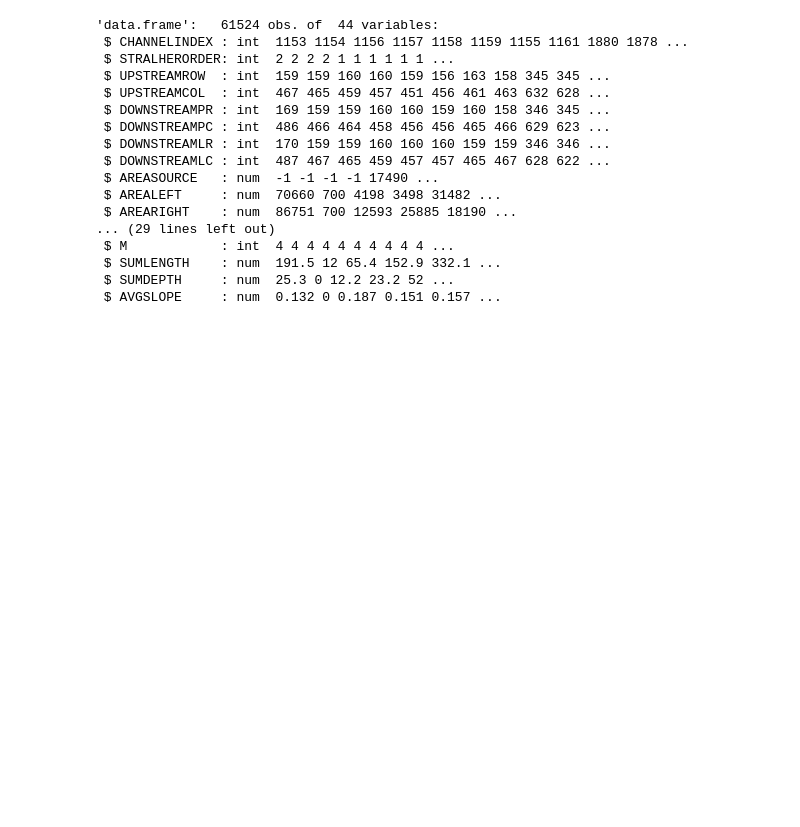
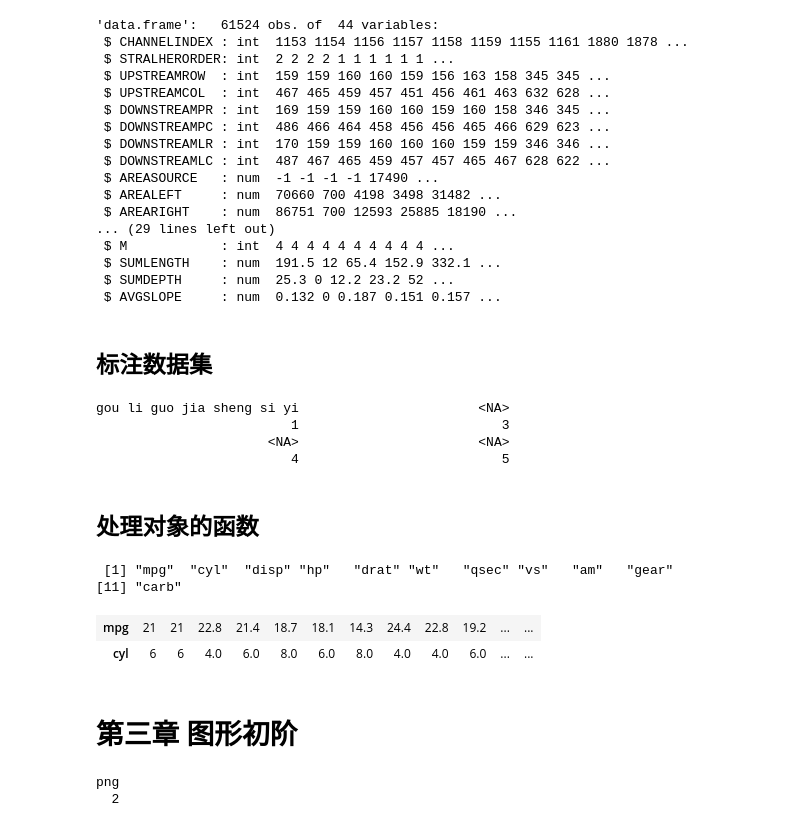
Before and after one commit to THUzhangga/R_notebook, a Jupyter notebook: R_notebook.ipynb, the cells around one changed output. Saved outputs shown, nothing was run; the diff lists cells and outputs as text; code cells hidden in the pictures; blank space fills up the shorter version.

```diff
--- a/R_notebook.ipynb
+++ b/R_notebook.ipynb
@@ -247,3 +247,42 @@ close(myconn)
  $ SUMLENGTH    : num  191.5 12 65.4 152.9 332.1 ...
  $ SUMDEPTH     : num  25.3 0 12.2 23.2 52 ...
  $ AVGSLOPE     : num  0.132 0 0.187 0.151 0.157 ...
+# %% [markdown]
+## 标注数据集
+# %%
+# 变量标签
+names(jzm)[1] <- 'gou li guo jia sheng si yi'
+jzm
+# 值标签
+# %% [output]
+gou li guo jia sheng si yi                       <NA>
+                         1                          3
+                      <NA>                       <NA>
+                         4                          5
+# %% [markdown]
+## 处理对象的函数
+# %%
+names(mtcars)
+
+with(mtcars,{
+    rbind(mpg,cyl)
+})
+# %% [output]
+ [1] "mpg"  "cyl"  "disp" "hp"   "drat" "wt"   "qsec" "vs"   "am"   "gear"
+[11] "carb"
+| mpg | 21 | 21 | 22.8 | 21.4 | 18.7 | 18.1 | 14.3 | 24.4 | 22.8 | 19.2 | ... | ... |
+| cyl | 6 | 6 | 4.0 | 6.0 | 8.0 | 6.0 | 8.0 | 4.0 | 4.0 | 6.0 | ... | ... |
+# %% [markdown]
+# 第三章 图形初阶
+# %%
+with(mtcars,
+     {
+         pdf('mygraph.pdf')
+         plot(wt, mpg)
+         abline(lm(mpg~wt))
+         title('MPG2Wt') # 如果要用pdf绝对不能有中文...还是Python好点
+         dev.off()
+     })
+# %% [output]
+png
+  2
```
Also changed, not shown: parts of 1 cell of this notebook.
